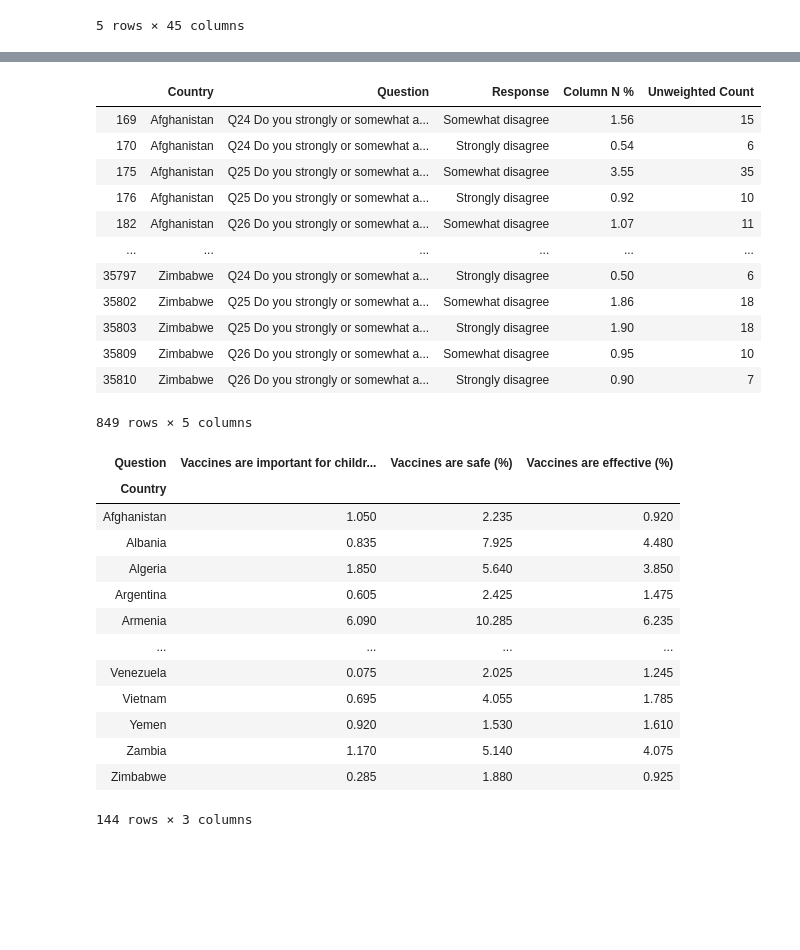
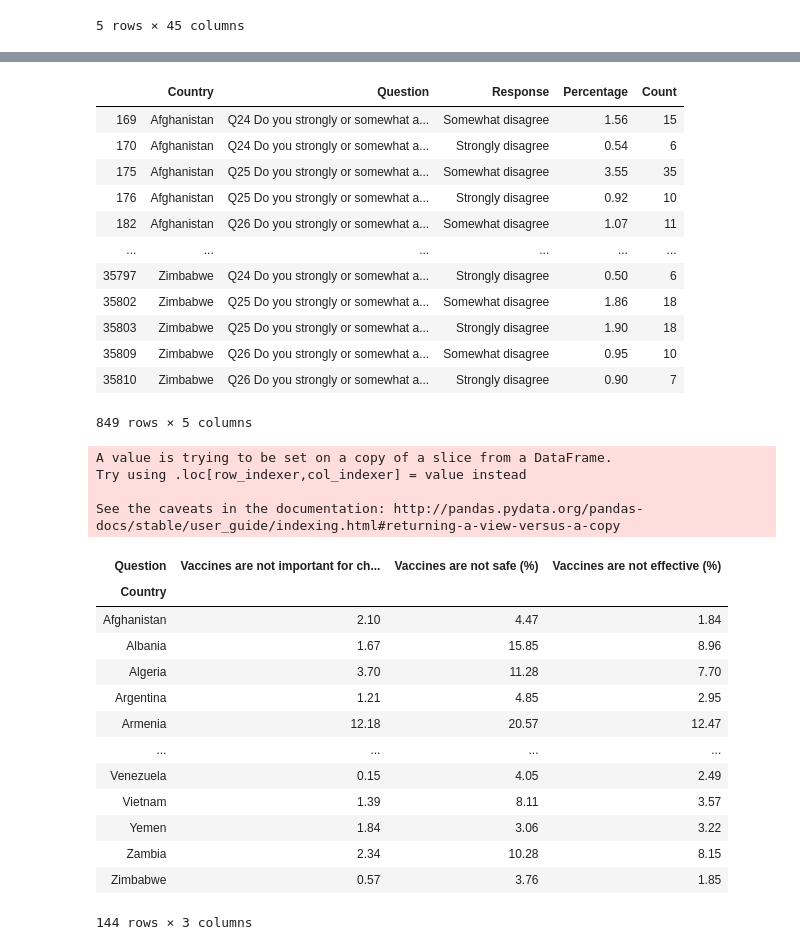
Before and after one commit to Mariehllrd/Project-Week-4, a Jupyter notebook: your-project/Data Cleaning.ipynb, the cells around one changed output, grey strips where cells are left out. Drawn from its saved outputs; the diff is of its cells as text; code cells hidden in the pictures; blank space fills up the shorter version.

```diff
--- a/your-project/Data Cleaning.ipynb
+++ b/your-project/Data Cleaning.ipynb
@@ -160,6 +35,9 @@ survey.head()
 | 3 | Afghanistan | Q1 How much do you, personally, k... | Nothing at all | 0.292751 | 257 | 0.188135 | 75 | ... |
 | 4 | Afghanistan | Q1 How much do you, personally, k... | (DK) | 0.036023 | 33 | 0.002212 | 2 | ... |
 5 rows × 45 columns
+# %%
+# Rename columns
+survey = survey.rename(columns = {'Column N %':'Percentage', 'Unweighted Count':'Count'})
 # %%
 # Keeping only national results
 survey = survey.iloc[:, :5]
@@ -200,7 +78,7 @@ survey
 2997 rows × 5 columns
 # %%
 # Column N % in %
-survey['Column N %'] = [round(x * 100, 2) for x in survey['Column N %']]
+survey['Percentage'] = [round(x * 100, 2) for x in survey['Percentage']]
 survey
 # %% [output]
 A value is trying to be set on a copy of a slice from a DataFrame.
@@ -226,7 +104,7 @@ survey = survey.loc[(survey.Response.str.contains('Somewhat disagree', case = Fa
                    | (survey.Response.str.contains('Strongly disagree', case = False))]
 survey
 # %% [output]
-|  | Country | Question | Response | Column N % | Unweighted Count |
+|  | Country | Question | Response | Percentage | Count |
 | 169 | Afghanistan | Q24 Do you strongly or somewhat a... | Somewhat disagree | 1.56 | 15 |
 | 170 | Afghanistan | Q24 Do you strongly or somewhat a... | Strongly disagree | 0.54 | 6 |
 | 175 | Afghanistan | Q25 Do you strongly or somewhat a... | Somewhat disagree | 3.55 | 35 |
@@ -239,30 +117,38 @@ survey
 | 35809 | Zimbabwe | Q26 Do you strongly or somewhat a... | Somewhat disagree | 0.95 | 10 |
 | 35810 | Zimbabwe | Q26 Do you strongly or somewhat a... | Strongly disagree | 0.90 | 7 |
 849 rows × 5 columns
+# %%
+# Cleaning name
+survey['Country'] = survey['Country'].apply(lambda x: x.split(',')[0])
+# %% [output]
+A value is trying to be set on a copy of a slice from a DataFrame.
+Try using .loc[row_indexer,col_indexer] = value instead
+
+See the caveats in the documentation: http://pandas.pydata.org/pandas-docs/stable/user_guide/indexing.html#returning-a-view-versus-a-copy
 # %%
-# Pivot table by country
+# Pivot table by country - grouping disagree responses
 
 survey_pivot = pd.pivot_table(index = 'Country', columns = 'Question',
-                       values = 'Column N %', aggfunc = 'mean', data = survey)
+                       values = 'Percentage', aggfunc = 'sum', data = survey)
 survey_pivot.rename(columns={'Q24 Do you strongly or somewhat agree, strongly or somewhat disagree or neither agree nor disagree with the following statement? Vaccines are important for children to have.':
-                             'Vaccines are important for children to have (%)',
+                             'Vaccines are not important for children to have (%)',
                              'Q25 Do you strongly or somewhat agree, strongly or somewhat disagree or neither agree nor disagree with the following statement? Vaccines are safe.':
-                             'Vaccines are safe (%)',
+                             'Vaccines are not safe (%)',
                              'Q26 Do you strongly or somewhat agree, strongly or somewhat disagree or neither agree nor disagree with the following statement? Vaccines are effective.':
-                            'Vaccines are effective (%)'}, inplace=True)
+                            'Vaccines are not effective (%)'}, inplace=True)
 survey_pivot
 # %% [output]
-| Question | Vaccines are important for childr... | Vaccines are safe (%) | Vaccines are effective (%) |
+| Question | Vaccines are not important for ch... | Vaccines are not safe (%) | Vaccines are not effective (%) |
 | Country |  |  |  |
-| Afghanistan | 1.050 | 2.235 | 0.920 |
-| Albania | 0.835 | 7.925 | 4.480 |
-| Algeria | 1.850 | 5.640 | 3.850 |
-| Argentina | 0.605 | 2.425 | 1.475 |
-| Armenia | 6.090 | 10.285 | 6.235 |
+| Afghanistan | 2.10 | 4.47 | 1.84 |
+| Albania | 1.67 | 15.85 | 8.96 |
+| Algeria | 3.70 | 11.28 | 7.70 |
+| Argentina | 1.21 | 4.85 | 2.95 |
+| Armenia | 12.18 | 20.57 | 12.47 |
 | ... | ... | ... | ... |
-| Venezuela | 0.075 | 2.025 | 1.245 |
-| Vietnam | 0.695 | 4.055 | 1.785 |
-| Yemen | 0.920 | 1.530 | 1.610 |
-| Zambia | 1.170 | 5.140 | 4.075 |
-| Zimbabwe | 0.285 | 1.880 | 0.925 |
+| Venezuela | 0.15 | 4.05 | 2.49 |
+| Vietnam | 1.39 | 8.11 | 3.57 |
+| Yemen | 1.84 | 3.06 | 3.22 |
+| Zambia | 2.34 | 10.28 | 8.15 |
+| Zimbabwe | 0.57 | 3.76 | 1.85 |
 144 rows × 3 columns
```
Also changed, not shown: parts of 31 cells of this notebook, 3 other files.
